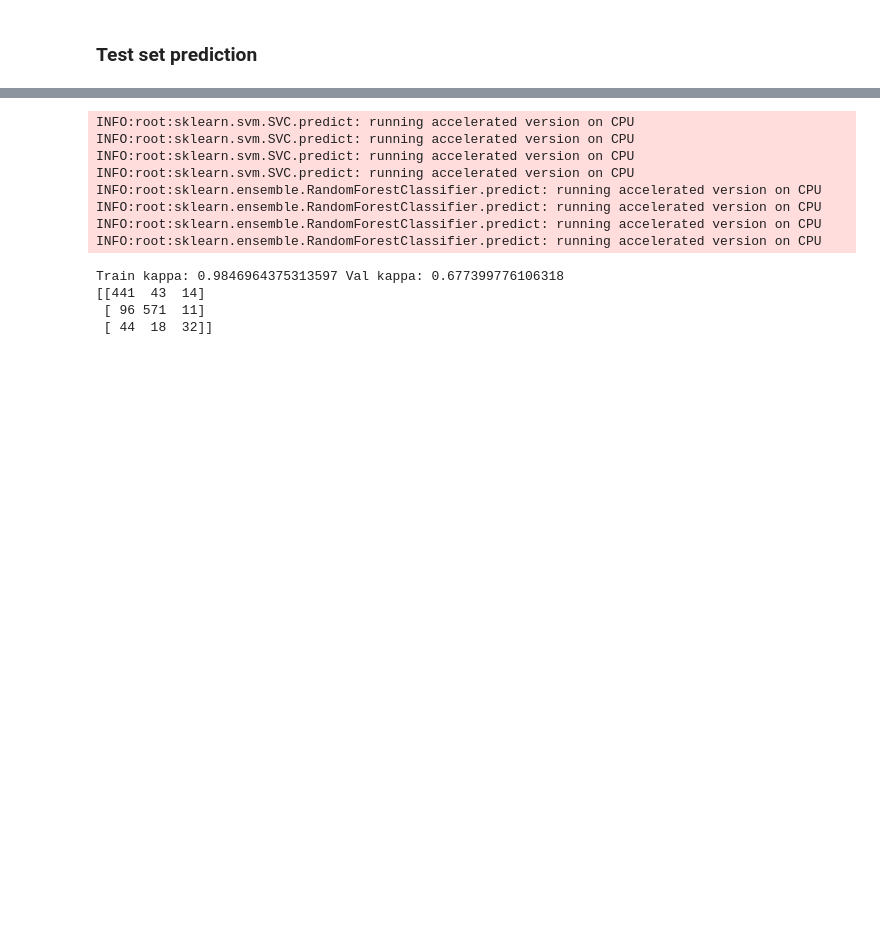
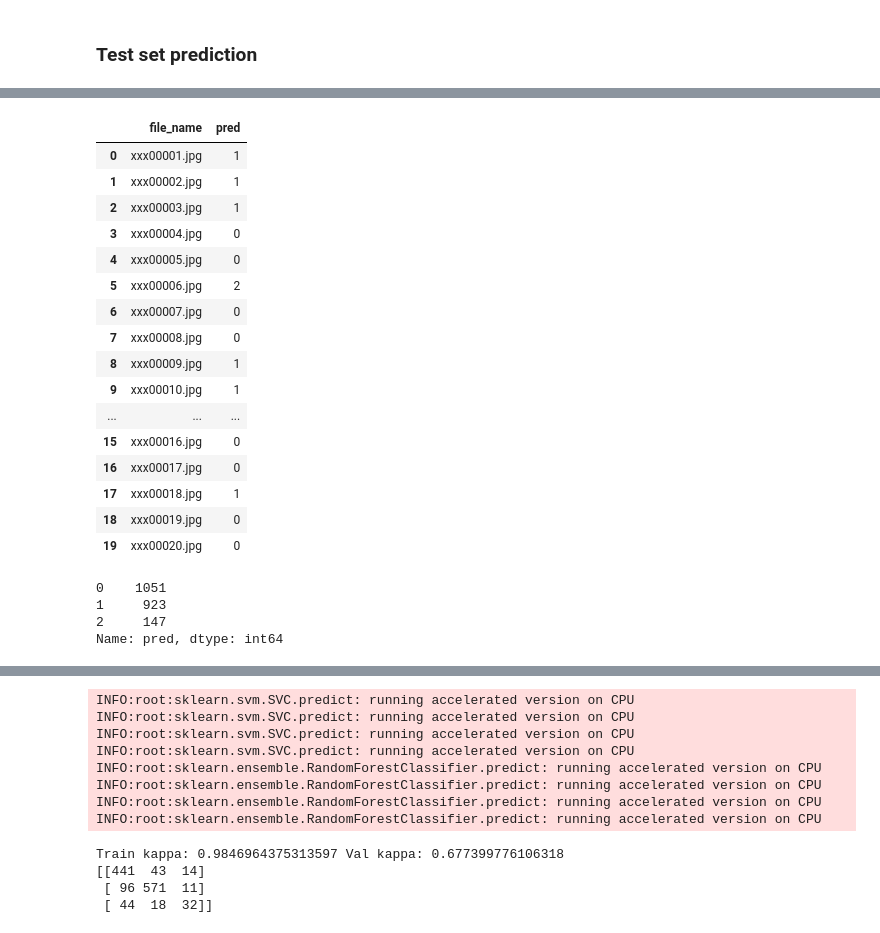
Before and after one commit to cansuyalcinn/skin-lesion-segmentation, a Jupyter notebook: notebooks/three_class_class.ipynb, the cells around one changed output, grey strips where cells are left out. Saved outputs shown, nothing was run; the diff lists cells and outputs as text; code cells hidden in the pictures; blank space fills up the shorter version.

```diff
--- a/notebooks/three_class_class.ipynb
+++ b/notebooks/three_class_class.ipynb
@@ -967,13 +1012,13 @@ test_df_1 = pd.read_feather("../data/three_class/test_all_global_feat.f")
 test_df_2 = pd.read_feather("../data/three_class/test_color_local_feat.f")
 
 test_df = pd.concat([test_df_2.iloc[:,:60], test_df_1], axis=1)
+test_df = test_df[ [ col for col in test_df.columns if 'lbp' in col ] + [ col for col in test_df.columns if 'lbp' not in col ] ]
+
 test_shape = test_df.shape
+print(test_shape)
 file_names_df = test_df_1.iloc[:,-1]
 
 X_test = test_df.iloc[:, :(test_shape[1]-1)].to_numpy(dtype=np.float32)
 
 # here goes your classifier
-y_pred = prediction_ensemble(X_test)
-
-# test_results = pd.DataFrame({'file_name': list(file_names_df), 'pred': list(y_pred)})
-# test_results.to_excel('three_class_test_pred.xlsx')
+y_pred = prediction_ensemble(clf_dict_2, X_test)
@@ -979,0 +1031,30 @@ y_pred = prediction_ensemble(X_test)
+# %%
+test_results = pd.DataFrame({'file_name': list(file_names_df), 'pred': list(y_pred)})
+test_results.pred.replace({1: 0, 0: 1}, inplace=True)
+test_results.to_csv('../data/three_class/three_class_test_pred.csv')
+test_results.head(20)
+# %% [output]
+|  | file_name | pred |
+| 0 | xxx00001.jpg | 1 |
+| 1 | xxx00002.jpg | 1 |
+| 2 | xxx00003.jpg | 1 |
+| 3 | xxx00004.jpg | 0 |
+| 4 | xxx00005.jpg | 0 |
+| 5 | xxx00006.jpg | 2 |
+| 6 | xxx00007.jpg | 0 |
+| 7 | xxx00008.jpg | 0 |
+| 8 | xxx00009.jpg | 1 |
+| 9 | xxx00010.jpg | 1 |
+| ... | ... | ... |
+| 15 | xxx00016.jpg | 0 |
+| 16 | xxx00017.jpg | 0 |
+| 17 | xxx00018.jpg | 1 |
+| 18 | xxx00019.jpg | 0 |
+| 19 | xxx00020.jpg | 0 |
+# %%
+test_results.pred.value_counts()
+# %% [output]
+0    1051
+1     923
+2     147
+Name: pred, dtype: int64
```
Also changed, not shown: parts of 26 cells of this notebook, 1 other file.
